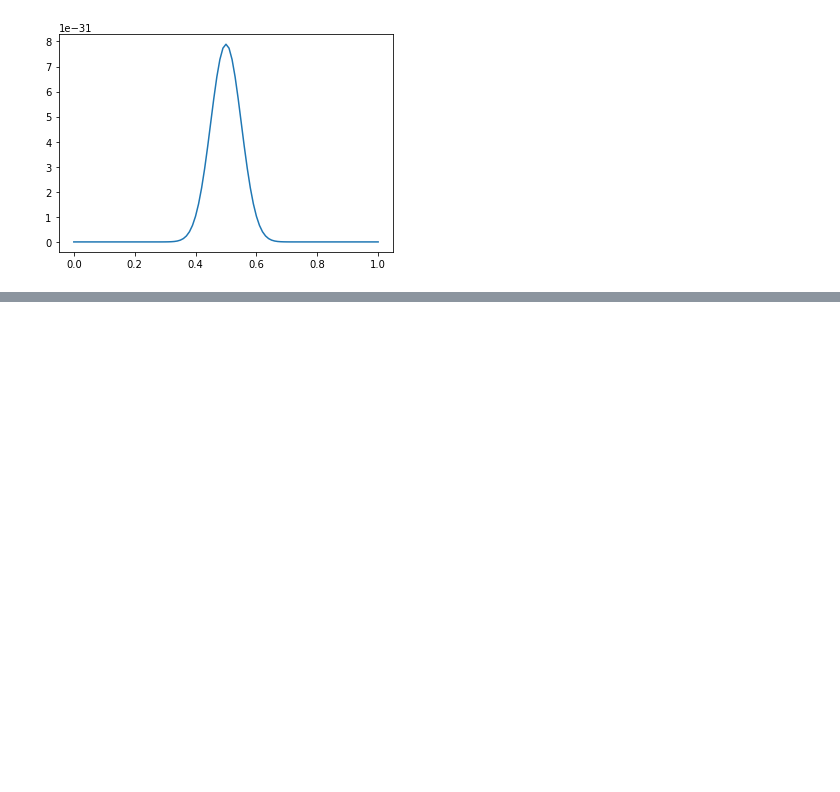
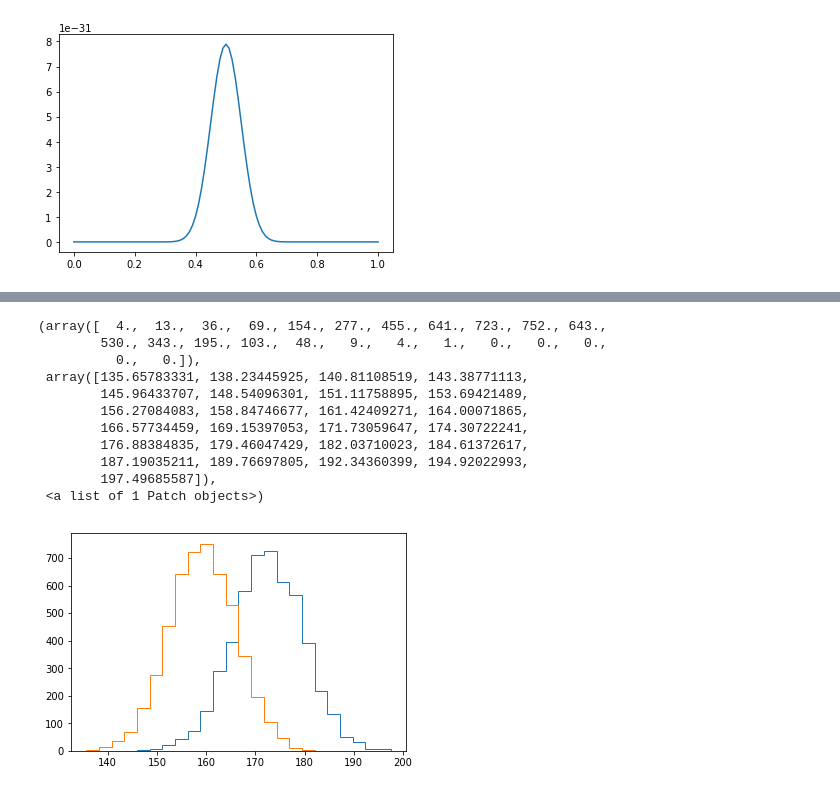
Before and after one commit to coltongerth/02-probability, a Jupyter notebook: 02_probability_and_distributions.ipynb, the cells around one changed output, grey strips where cells are left out. Saved outputs shown, nothing was run; the diff lists cells and outputs as text; code cells hidden in the pictures; blank space fills up the shorter version.

```diff
--- a/02_probability_and_distributions.ipynb
+++ b/02_probability_and_distributions.ipynb
@@ -424,0 +435,21 @@ What function should we use to represent a probability density for random real v
+# %%
+data = np.loadtxt('weight-height.csv',skiprows=1,delimiter=',',usecols=[1,2])
+data[:,0]*=2.5
+data[:,1]/=2.2
+# %%
+bins = np.linspace(data[:,0].min(),data[:,0].max(),25)
+plt.hist(data[:5000,0],bins,histtype='step')
+plt.hist(data[5000:,0],bins,histtype='step')
+# %% [output]
+(array([  4.,  13.,  36.,  69., 154., 277., 455., 641., 723., 752., 643.,
+        530., 343., 195., 103.,  48.,   9.,   4.,   1.,   0.,   0.,   0.,
+          0.,   0.]),
+ array([135.65783331, 138.23445925, 140.81108519, 143.38771113,
+        145.96433707, 148.54096301, 151.11758895, 153.69421489,
+        156.27084083, 158.84746677, 161.42409271, 164.00071865,
+        166.57734459, 169.15397053, 171.73059647, 174.30722241,
+        176.88384835, 179.46047429, 182.03710023, 184.61372617,
+        187.19035211, 189.76697805, 192.34360399, 194.92022993,
+        197.49685587]),
+ <a list of 1 Patch objects>)
+[figure, added]
```
Also changed, not shown: parts of 6 cells of this notebook, 1 other file.
